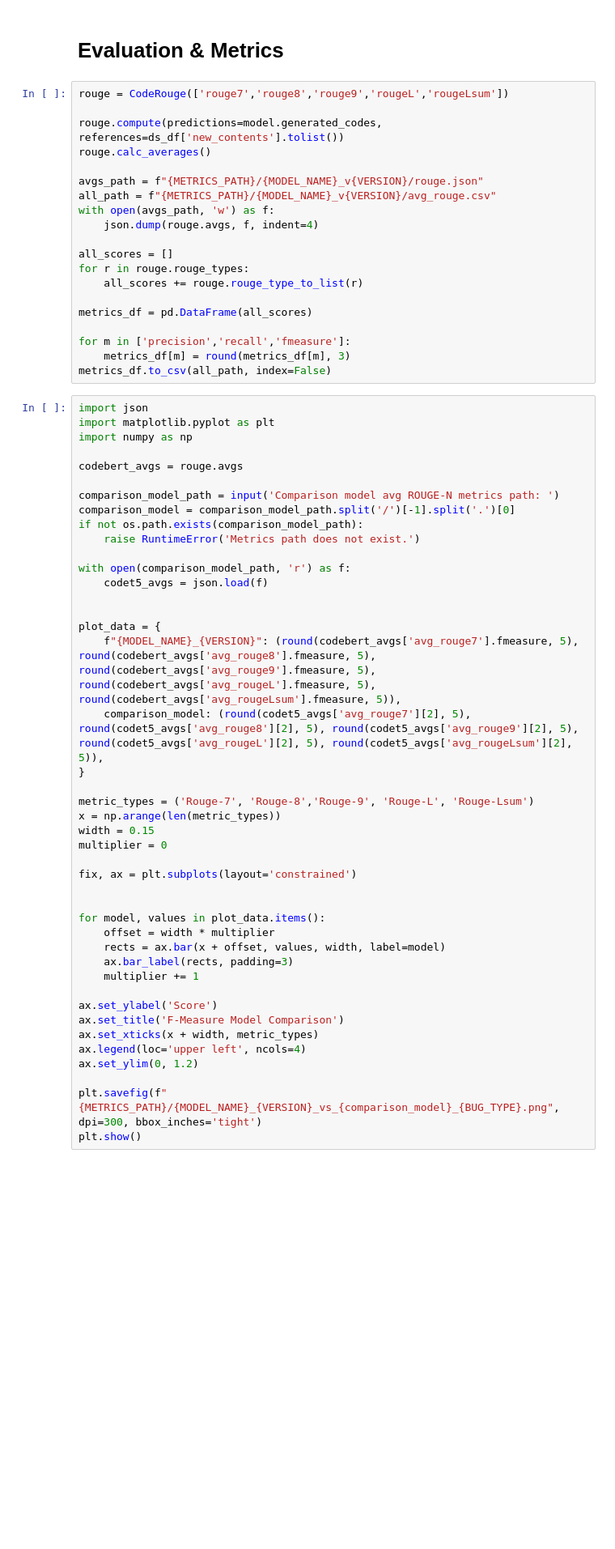
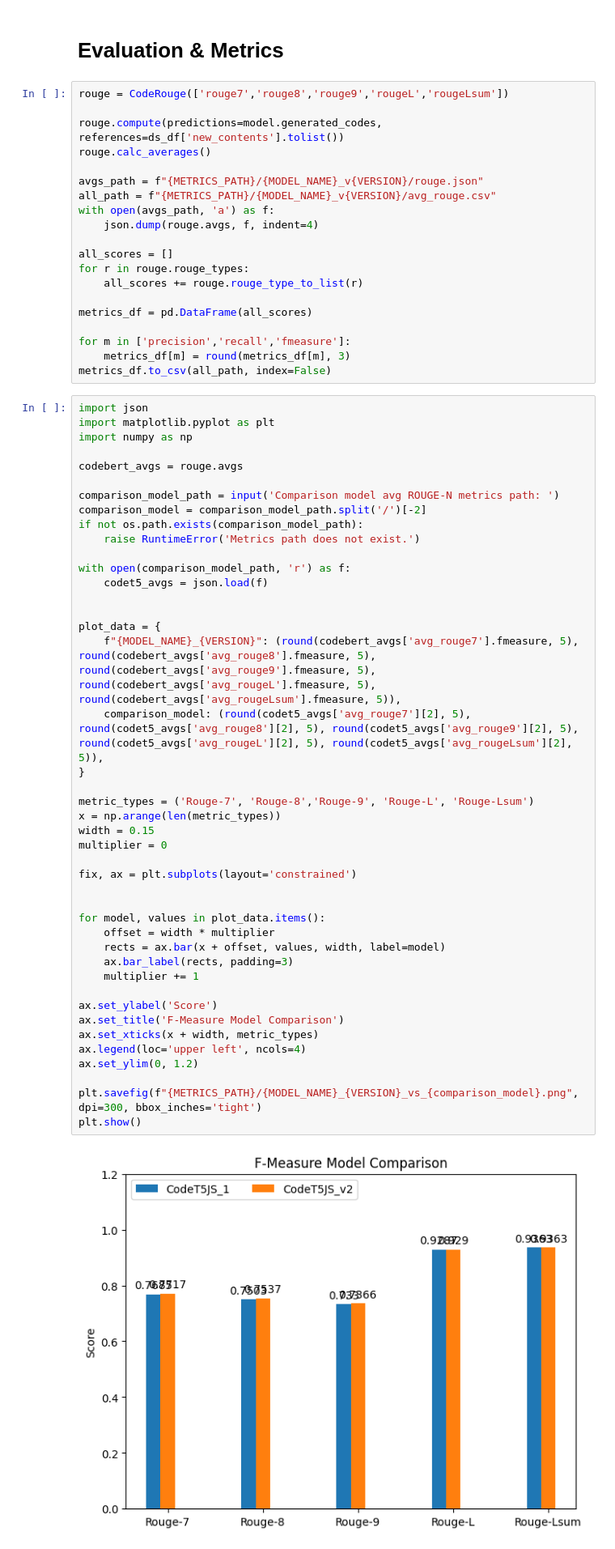
Before and after one commit to radistoubalidis/JSRepair, a Jupyter notebook: test_model.ipynb, the cells around one changed output. Shown: that part at 81% size. Cells and saved outputs as stored; diff of their text form; blank space fills up the shorter version.

```diff
--- a/test_model.ipynb
+++ b/test_model.ipynb
@@ -120,7 +140,7 @@ rouge.calc_averages()
 
 avgs_path = f"{METRICS_PATH}/{MODEL_NAME}_v{VERSION}/rouge.json"
 all_path = f"{METRICS_PATH}/{MODEL_NAME}_v{VERSION}/avg_rouge.csv"
-with open(avgs_path, 'w') as f:
+with open(avgs_path, 'a') as f:
     json.dump(rouge.avgs, f, indent=4)
 
 all_scores = []
@@ -140,41 +160,43 @@ import numpy as np
 codebert_avgs = rouge.avgs
 
 comparison_model_path = input('Comparison model avg ROUGE-N metrics path: ')
-comparison_model = comparison_model_path.split('/')[-1].split('.')[0]
+comparison_model = comparison_model_path.split('/')[-2]
 if not os.path.exists(comparison_model_path):
     raise RuntimeError('Metrics path does not exist.')
 
 with open(comparison_model_path, 'r') as f:
     codet5_avgs = json.load(f)
 
 
 plot_data = {
     f"{MODEL_NAME}_{VERSION}": (round(codebert_avgs['avg_rouge7'].fmeasure, 5), round(codebert_avgs['avg_rouge8'].fmeasure, 5), round(codebert_avgs['avg_rouge9'].fmeasure, 5), round(codebert_avgs['avg_rougeL'].fmeasure, 5), round(codebert_avgs['avg_rougeLsum'].fmeasure, 5)),
     comparison_model: (round(codet5_avgs['avg_rouge7'][2], 5), round(codet5_avgs['avg_rouge8'][2], 5), round(codet5_avgs['avg_rouge9'][2], 5), round(codet5_avgs['avg_rougeL'][2], 5), round(codet5_avgs['avg_rougeLsum'][2], 5)),
 }
 
 metric_types = ('Rouge-7', 'Rouge-8','Rouge-9', 'Rouge-L', 'Rouge-Lsum')
 x = np.arange(len(metric_types))
 width = 0.15
 multiplier = 0
 
 fix, ax = plt.subplots(layout='constrained')
 
 
 for model, values in plot_data.items():
     offset = width * multiplier
     rects = ax.bar(x + offset, values, width, label=model)
     ax.bar_label(rects, padding=3)
     multiplier += 1
 
 ax.set_ylabel('Score')
 ax.set_title('F-Measure Model Comparison')
 ax.set_xticks(x + width, metric_types)
 ax.legend(loc='upper left', ncols=4)
 ax.set_ylim(0, 1.2)
 
-plt.savefig(f"{METRICS_PATH}/{MODEL_NAME}_{VERSION}_vs_{comparison_model}_{BUG_TYPE}.png", dpi=300, bbox_inches='tight')
+plt.savefig(f"{METRICS_PATH}/{MODEL_NAME}_{VERSION}_vs_{comparison_model}.png", dpi=300, bbox_inches='tight')
 plt.show()
+# %% [output]
+[figure, added]
 # %%
 import json
 import matplotlib.pyplot as plt
```
Also changed, not shown: parts of 3 cells of this notebook, 4 other files.
